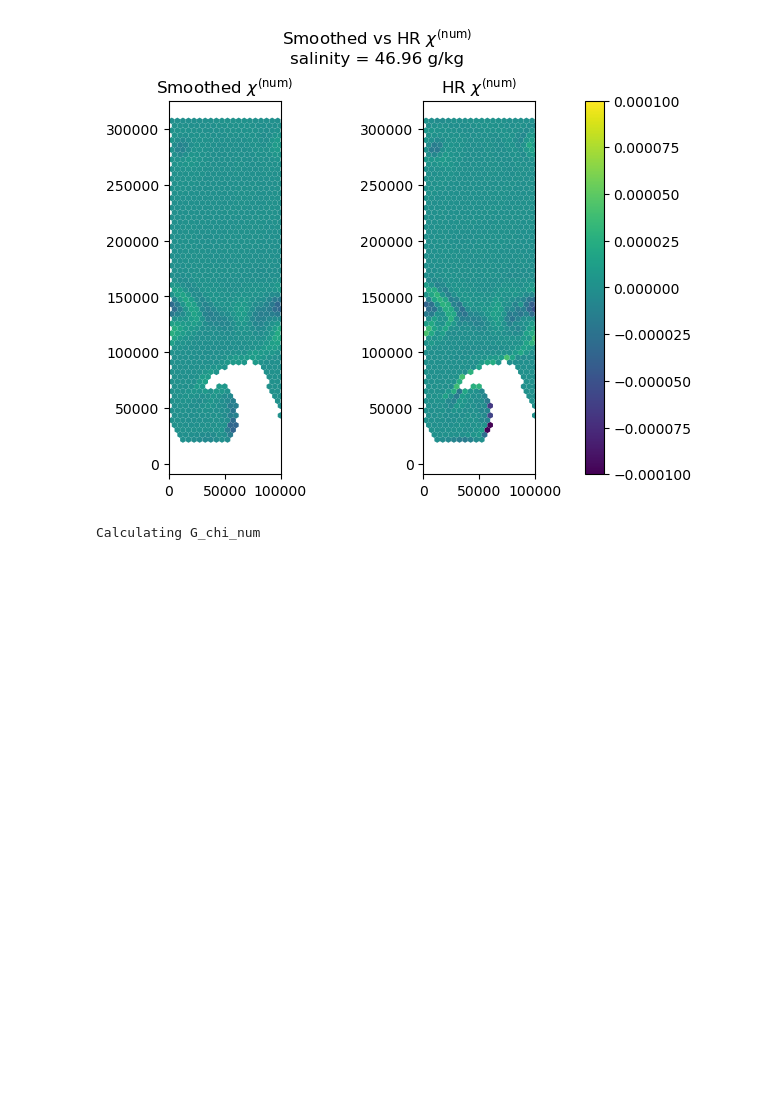
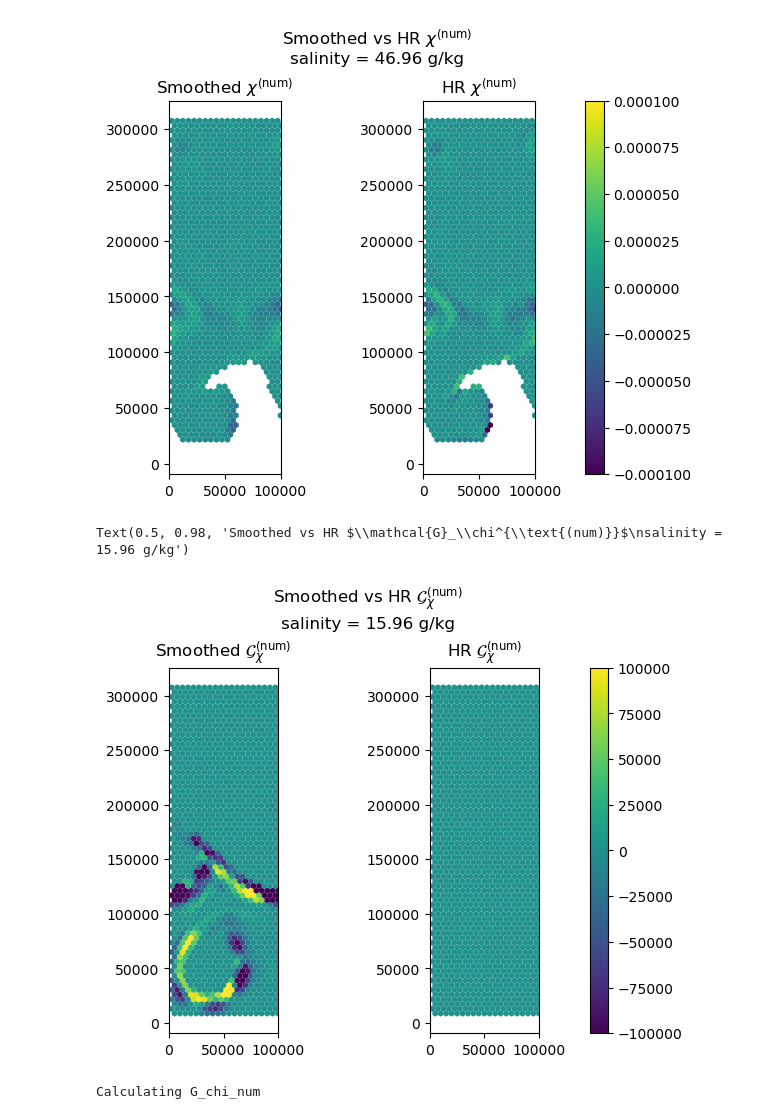
Before and after one commit to kailauyeda/WMT_DVD, a Jupyter notebook: bichan/analysis/spatial_smoothing.ipynb, the cells around one changed output. Cells and saved outputs as stored; diff of their text form; code cells hidden in the pictures; blank space fills up the shorter version.

```diff
--- a/bichan/analysis/spatial_smoothing.ipynb
+++ b/bichan/analysis/spatial_smoothing.ipynb
@@ -319,6 +319,26 @@ fig.suptitle(r'Smoothed vs HR $\chi^{\text{(num)}}$' + '\n' + f'salinity = {np.r
 # %% [output]
 Text(0.5, 0.98, 'Smoothed vs HR $\\chi^{\\text{(num)}}$\nsalinity = 46.96 g/kg')
 [figure]
+# %%
+fig,ax = plt.subplots(nrows=1, ncols =2, constrained_layout=True)
+
+salinity_idx = 4
+vmax_val = 1e5
+vmin_val = -vmax_val
+
+a = mosaic.polypcolor(ax[0], descriptor, G_chi_mix_ds_coarsened.G_chi_num.isel(Time=-1,salinity= salinity_idx),vmin= vmin_val, vmax = vmax_val)
+b = mosaic.polypcolor(ax[1], descriptor, budget_ds.G_chi_num.isel(Time=-1, salinity = salinity_idx),vmin= vmin_val, vmax = vmax_val)
+ax[0].set_aspect(1.0)
+ax[1].set_aspect(1.0)
+
+ax[0].set_title(r'Smoothed $\mathcal{G}_\chi^{\text{(num)}}$')
+ax[1].set_title(r'HR $\mathcal{G}_\chi^{\text{(num)}}$')
+
+fig.colorbar(a, ax=ax)
+fig.suptitle(r'Smoothed vs HR $\mathcal{G}_\chi^{\text{(num)}}$' + '\n' + f'salinity = {np.round(avg_chi.salinity[salinity_idx].values, 2)} g/kg')
+# %% [output]
+Text(0.5, 0.98, 'Smoothed vs HR $\\mathcal{G}_\\chi^{\\text{(num)}}$\nsalinity = 15.96 g/kg')
+[figure, added]
 # %%
 # calculate G_mix usng the smoothed values
 # since the chi_num term has already been remapped to salinity coordinates, we calculate G_num from a different place than the usual function
```
Also changed, not shown: parts of 2 cells of this notebook.
